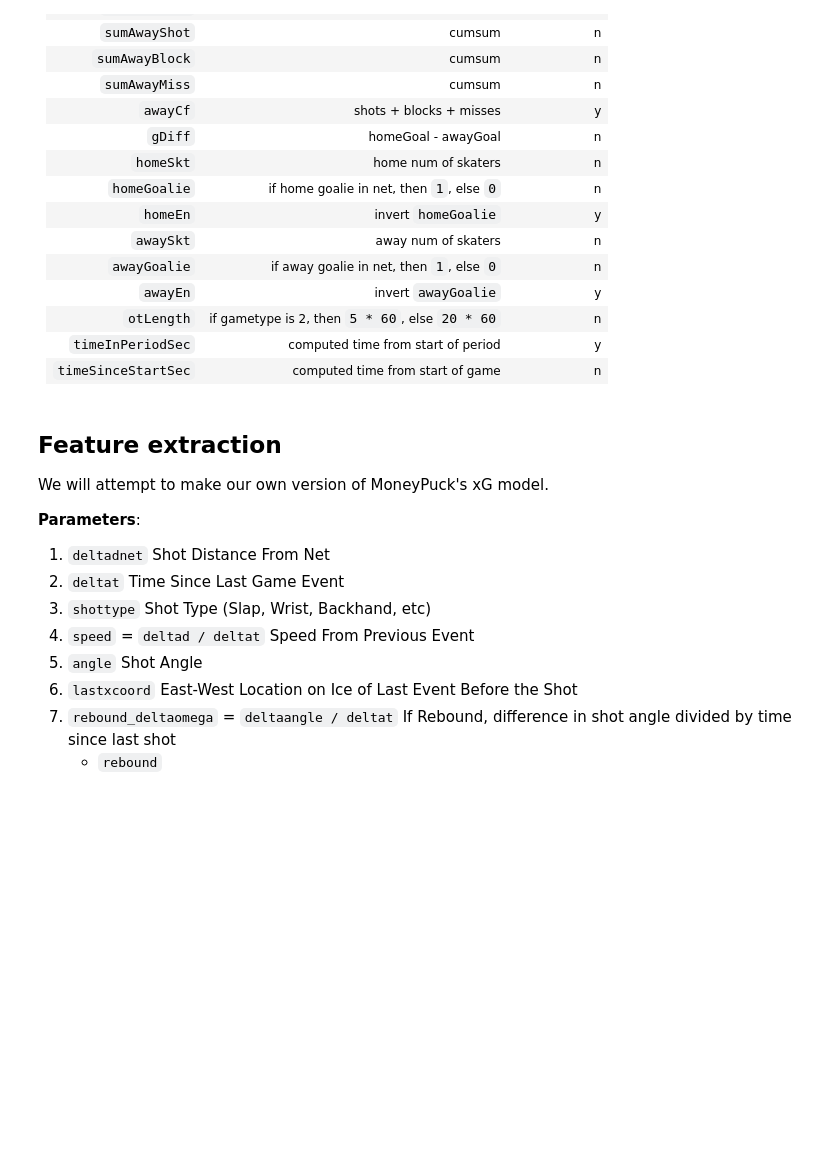
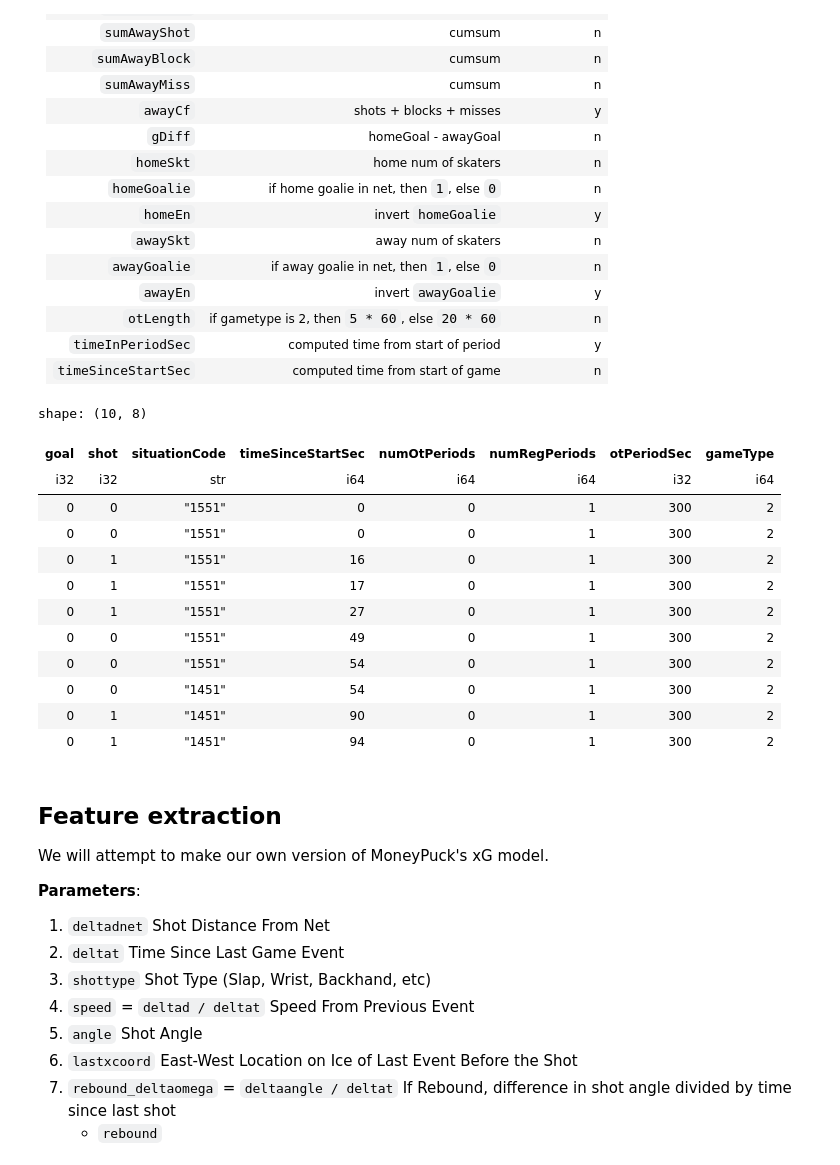
Before and after one commit to trxe/nhl_data_demo, a Jupyter notebook: xgoals.ipynb, the cells around one changed output. Saved outputs shown, nothing was run; the diff lists cells and outputs as text; code cells hidden in the pictures; blank space fills up the shorter version.

Commit message:
Compute time from start

```diff
--- a/xgoals.ipynb
+++ b/xgoals.ipynb
@@ -19,9 +19,11 @@ def csv_to_df(filename: str, dtype: dict = None, pdates: bool = True, sep: str =
 TEAMS = csv_to_df('teams.csv', sep=';')
 SHIFTS = csv_to_df('shifts.csv')
 ROSTERS = csv_to_df('rosters.csv')
-PLAYS = csv_to_df('plays.csv')
+PLAYS = csv_to_df('plays.csv', {'situationCode': pl.String})
 PLAY_DETAILS = csv_to_df('play_details.csv')
 GAMES = csv_to_df('games.csv', pdates=True)
+# %%
+COMBINED_PLAYS = PLAYS.join(PLAY_DETAILS, on=['gameId', 'eventId']).join(GAMES.select(['id', 'homeTeamId', 'awayTeamId', 'gameType']), left_on='gameId', right_on="id")
 # %% [markdown]
 # Data tables
 # %%
@@ -104,6 +106,5 @@ GAMES.collect().shape, GAMES.head(1).collect()
  │            ┆          ┆          ┆ 00:00:00 UTC ┆                  ┆            ┆            │
  └────────────┴──────────┴──────────┴──────────────┴──────────────────┴────────────┴────────────┘)
 # %%
-COMBINED_PLAYS = PLAYS.join(PLAY_DETAILS, on=['gameId', 'eventId'])
 COMBINED_PLAYS.head(1).collect()
 # %% [output]
@@ -169,6 +205,10 @@ shape: (338_925, 6)
 # %%
 # setting up some constants
 SHOT_TYPE_DESC_KEY = ['shot-on-goal', 'blocked-shot', 'missed-shot', 'goal']
+SHOOTOUT_SITUATION_CODE = ["1010", "0101"]
+REGPERIOD_SEC = 20 * 60
+PLAYOFFS_OT_SEC = 20 * 60
+REGSEAZN_OT_SEC = 5 * 60
 # %% [markdown]
 ## Feature engineering
 
@@ -243,3 +267,54 @@ plays.filter(pl.col('gameid') == 2024020900).tail(10)
+# %%
+def time_to_seconds_expr(label: str):
+    dt_expr = (
+        pl.col(label)
+        .str.to_datetime("%H:%M")
+    )
+    return dt_expr.dt.hour().cast(pl.Int64) * 60 + dt_expr.dt.minute().cast(pl.Int64)
+
+plays = (
+    COMBINED_PLAYS
+    # remove shootouts
+    .with_columns(
+        goal=pl.when(pl.col('typeDescKey') == 'goal').then(1).otherwise(0),
+        shot=pl.when(pl.col('typeDescKey').is_in(SHOT_TYPE_DESC_KEY)).then(1).otherwise(0),
+        block=pl.when(pl.col('typeDescKey') == 'blocked-shot').then(1).otherwise(0),
+        miss=pl.when(pl.col('typeDescKey') == 'missed-shot').then(1).otherwise(0),
+        isHome=pl.col('eventOwnerTeamId') == pl.col('homeTeamId'),
+        # isHomeEventInt=pl.when(pl.col('eventOwnerTeamId') == pl.col('homeTeamId')).then(1).otherwise(-1),
+        situationCode=pl.col('situationCode').cast(str),
+        # timeinperiod_s=(pl.col("timeinperiod").dt.hour().cast(pl.Int64) * 60) + pl.col("timeinperiod").dt.minute().cast(pl.Int64),
+        timeRemainingSec=time_to_seconds_expr('timeRemaining'),
+        numOtPeriods=pl.max_horizontal(pl.lit(0), pl.col('period') - 3),
+        numRegPeriods=pl.min_horizontal(pl.lit(3), pl.col('period')),
+        otPeriodSec=pl.when(pl.col('gameType') == 3).then(PLAYOFFS_OT_SEC).otherwise(REGSEAZN_OT_SEC),
+    )
+    .with_columns(
+        timeSinceStartSec=pl.col('numRegPeriods') * pl.lit(REGPERIOD_SEC) + pl.col('numOtPeriods') * pl.col('otPeriodSec') - pl.col('timeRemainingSec')
+    )
+    .filter(pl.col('situationCode').is_in(SHOOTOUT_SITUATION_CODE).not_())
+    # .filter(pl.col('period') == 7)
+    # .filter(pl.col('gameType') == 2)
+)
+(
+    plays
+    .select(['goal', 'shot', 'situationCode', 'timeSinceStartSec', 'numOtPeriods', 'numRegPeriods', 'otPeriodSec', 'gameType'])
+    .head(10).collect()
+)
+# %% [output]
+shape: (10, 8)
+| goal | shot | situationCode | timeSinceStartSec | numOtPeriods | numRegPeriods | otPeriodSec | gameType |
+| i32 | i32 | str | i64 | i64 | i64 | i32 | i64 |
+| 0 | 0 | "1551" | 0 | 0 | 1 | 300 | 2 |
+| 0 | 0 | "1551" | 0 | 0 | 1 | 300 | 2 |
+| 0 | 1 | "1551" | 16 | 0 | 1 | 300 | 2 |
+| 0 | 1 | "1551" | 17 | 0 | 1 | 300 | 2 |
+| 0 | 1 | "1551" | 27 | 0 | 1 | 300 | 2 |
+| 0 | 0 | "1551" | 49 | 0 | 1 | 300 | 2 |
+| 0 | 0 | "1551" | 54 | 0 | 1 | 300 | 2 |
+| 0 | 0 | "1451" | 54 | 0 | 1 | 300 | 2 |
+| 0 | 1 | "1451" | 90 | 0 | 1 | 300 | 2 |
+| 0 | 1 | "1451" | 94 | 0 | 1 | 300 | 2 |
 # %%
 cplays = plays.join(PLAY_DETAILS, on=['eventid', 'gameid']).lazy()
 # %%
```
Also changed, not shown: parts of 4 cells of this notebook, 1 other file.
